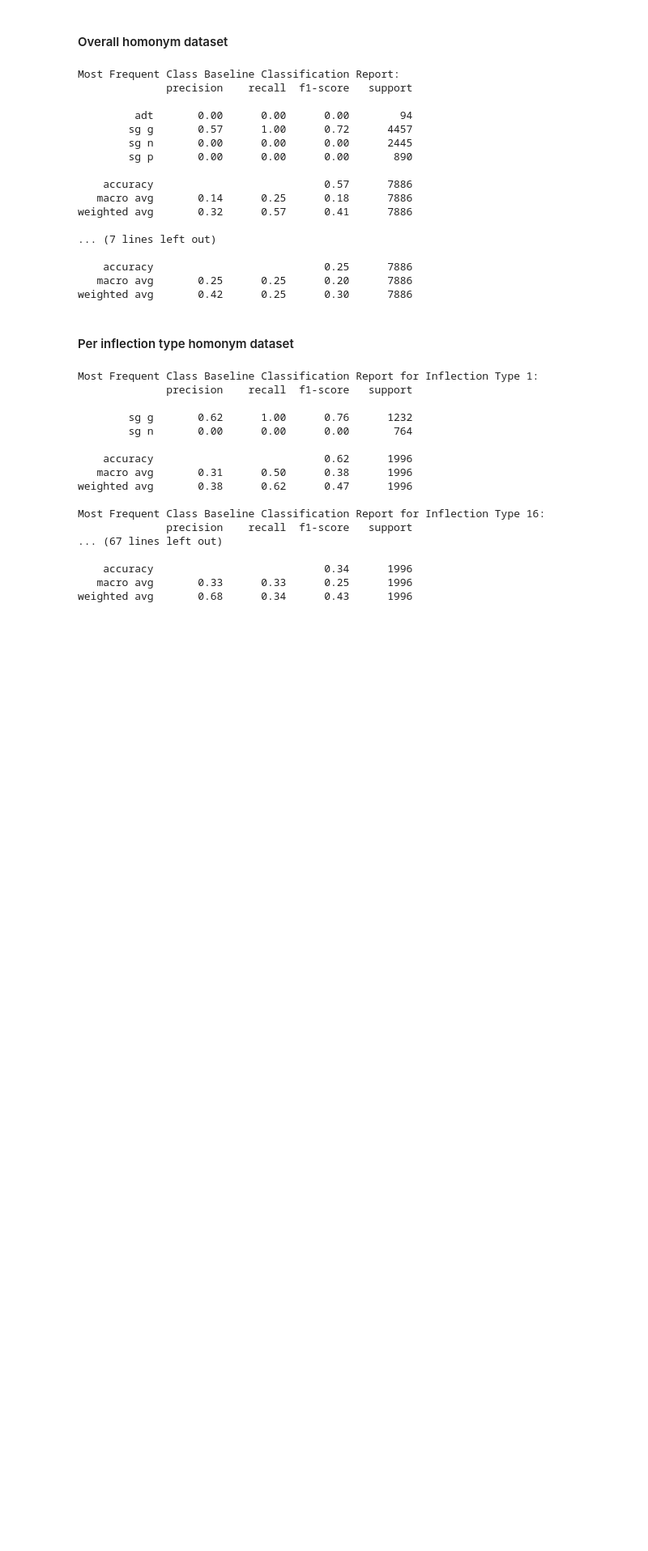
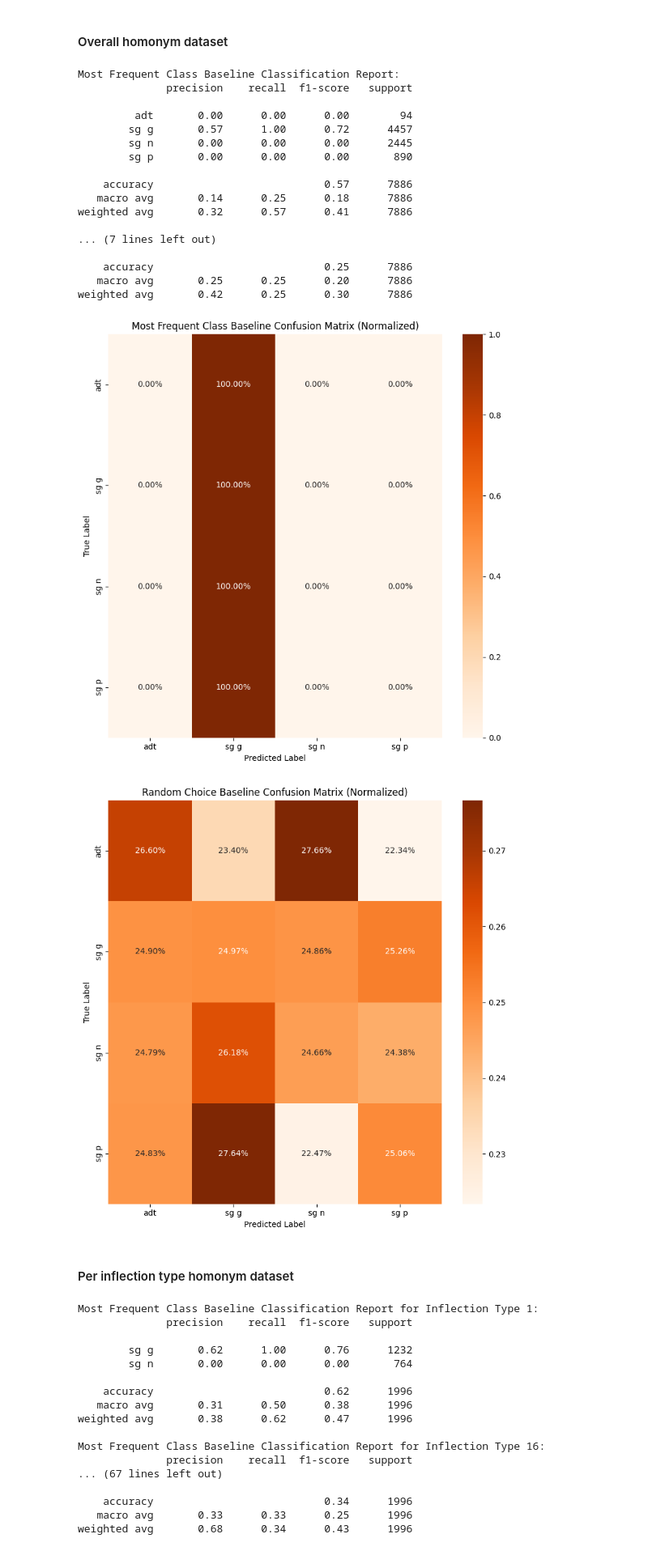
Before and after one commit to SanderSaska/EstNLTK_model_training, a Jupyter notebook: notebooks/homonyms_compare_vabamorf.ipynb, the cells around one changed output. Shown at 81% size. Drawn from its saved outputs; the diff is of its cells as text; code cells hidden in the pictures; blank space fills up the shorter version.

```diff
--- a/notebooks/homonyms_compare_vabamorf.ipynb
+++ b/notebooks/homonyms_compare_vabamorf.ipynb
@@ -456,6 +636,38 @@ weighted avg       0.32      0.57      0.41      7886
     accuracy                           0.25      7886
    macro avg       0.25      0.25      0.20      7886
 weighted avg       0.42      0.25      0.30      7886
+# %%
+# Plot confusion matrices for overall results with baselines
+for baseline, name in [
+    (most_frequent_baseline, "Most Frequent Class Baseline"),
+    (random_choice_baseline, "Random Choice Baseline"),
+]:
+    baseline_predictions = baseline.predict(
+        results_df["true_label"],
+    )
+    baseline_cm = sklearn.metrics.confusion_matrix(
+        y_true=results_df["true_label"], y_pred=baseline_predictions
+    )
+    baseline_cm_normalized = (
+        baseline_cm.astype("float") / baseline_cm.sum(axis=1)[:, np.newaxis]
+    )
+    plt.figure(figsize=(8, 8))
+    sns.heatmap(
+        baseline_cm_normalized,
+        annot=True,
+        fmt=".2%",
+        cmap="Oranges",
+        xticklabels=np.unique(results_df["true_label"]),
+        yticklabels=np.unique(results_df["true_label"]),
+    )
+    plt.title(f"{name} Confusion Matrix (Normalized)")
+    plt.xlabel("Predicted Label")
+    plt.ylabel("True Label")
+    plt.tight_layout()
+    plt.show()
+# %% [output]
+[figure, added]
+[figure, added]
 # %% [markdown]
 #### Per inflection type homonym dataset
 # %%
```
Also changed, not shown: parts of 5 cells of this notebook.
